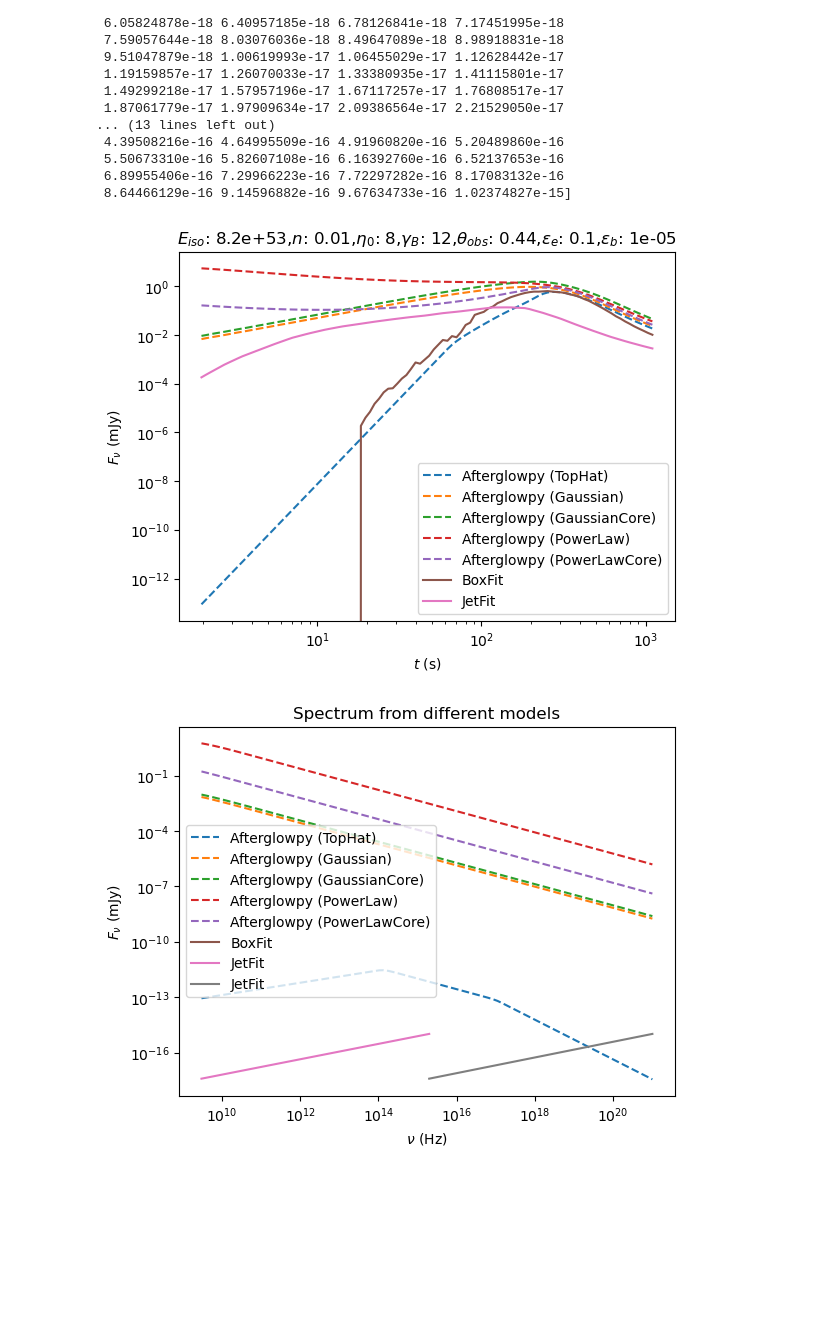
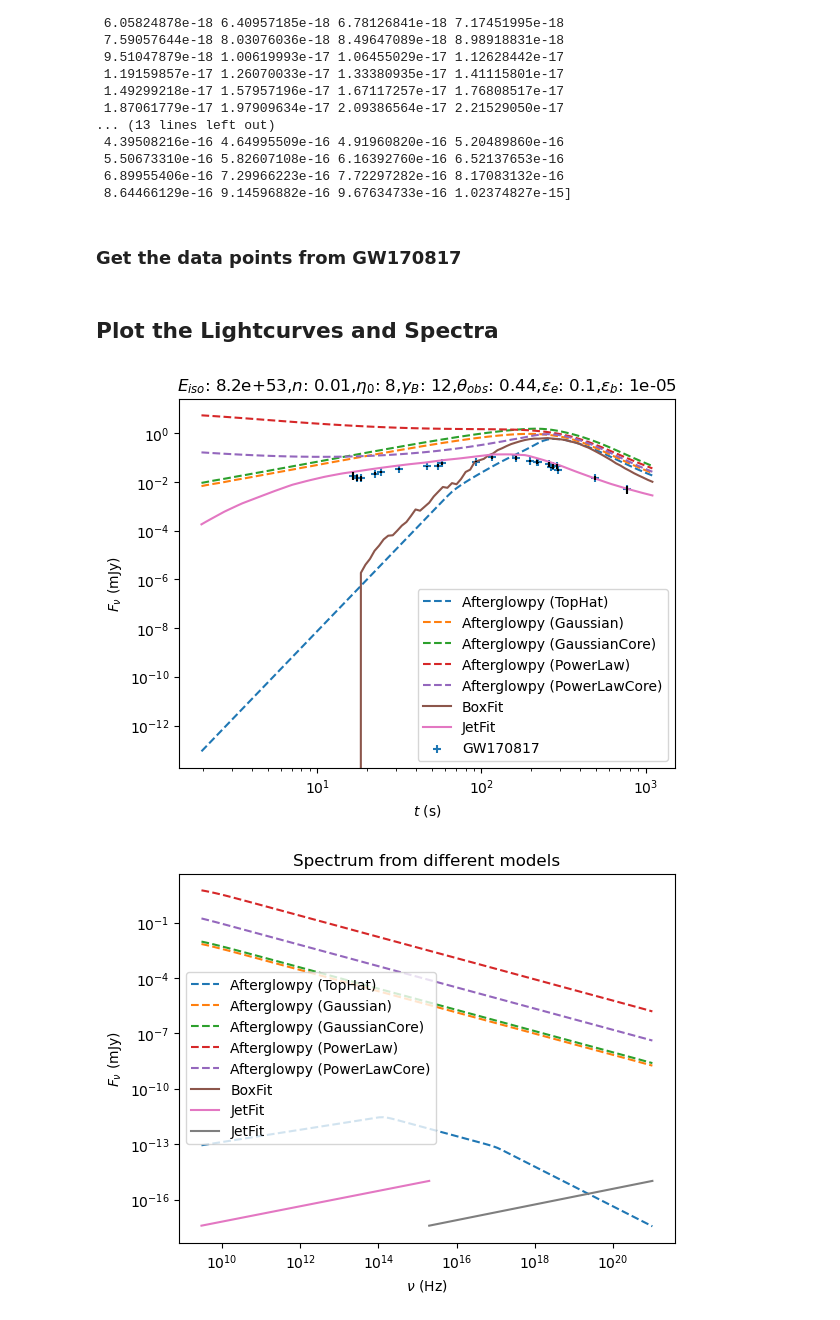
Before and after one commit to agathb/quadrucode, a Jupyter notebook: quadrucode.ipynb, the cells around one changed output. Cells and saved outputs as stored; diff of their text form; code cells hidden in the pictures; blank space fills up the shorter version.

```diff
--- a/quadrucode.ipynb
+++ b/quadrucode.ipynb
@@ -23,3 +24,6 @@ Table = "./Table.h5"
 settings = '/home/agath/boxfitoutput/boxfitsettings.txt'
 lightcurve_box = '/home/agath/boxfitoutput/lightcurve.txt'
 spectrum_box = '/home/agath/boxfitoutput/spectrum.txt'
+
+#Data from GW170817
+gw = '/home/agath/boxfitoutput/GW170817_3GHz_VLAobs.txt'
@@ -323,3 +337,32 @@ sucessfully through the if
  5.50673310e-16 5.82607108e-16 6.16392760e-16 6.52137653e-16
  6.89955406e-16 7.29966223e-16 7.72297282e-16 8.17083132e-16
  8.64466129e-16 9.14596882e-16 9.67634733e-16 1.02374827e-15]
+# %% [markdown]
+### Get the data points from GW170817
+# %%
+#Declare lists for the variables
+t_gw = []
+nu_gw = []
+Fl_gw = []
+Flerr_gw = []
+
+with open(gw,'r') as file:
+
+    for line in file:
+        #Ignore the comments
+        if line.startswith('#'):
+            continue
+
+        #Split line into columns and remove the spaces
+        columns = line.strip().split()
+
+        t_gw.append(float(columns[0]))
+        Fl_gw.append(float(columns[1]))
+        Flerr_gw.append(float(columns[2]))
+        nu_gw.append(float(columns[3]))
+
+# Convert lists to arrays
+t_gw = np.array(t_gw) #Contrary to the others, the time is in days
+Fl_gw = np.array(Fl_gw)
+Flerr_gw = np.array(Flerr_gw)
+nu_gw = np.array(nu_gw)
@@ -326,3 +371,5 @@ sucessfully through the if
+# %% [markdown]
+## Plot the Lightcurves and Spectra
 # %%
 #To get a Label
 Label = {
@@ -338,32 +385,34 @@ Label = {
 labels = ["{}: {}".format(key, value) for key, value in Label.items()]
 
 
 #For Plotting the lightcurve and spectrum of Afterglowpy and Boxfit
 fig1, ax1 = plt.subplots(1, 1)
 [ax1.plot(convert_ts_td(tl), afterglowpys[i][0], label= f"Afterglowpy ({name_types_jets[i]})", linestyle='dashed') for i in range(len(afterglowpys))] #convert_ts_td(tl)
 #ax1.plot(convert_ts_td(tl), Fnula, label="Afterglowpy") #convert_ts_td(tl)
 ax1.plot(convert_ts_td(tbox), Flbox, label="BoxFit") #convert_ts_td(tbox)
 ax1.plot(convert_ts_td(tl), Fljet, label="JetFit") #convert_ts_td(tlj) Fljet*1e-6
+ax1.scatter(t_gw, Fl_gw, label = "GW170817", marker = '+')
+ax1.errorbar(t_gw, Fl_gw,yerr=Flerr_gw,linestyle='', color='black')
 #ax1.plot(convert_ts_td(tl), Fldeep , label="DeepGlow")
 ax1.set_title("{}".format(",".join(labels)))
 ax1.set(xscale='log', xlabel=r'$t$ (s)',
        yscale='log', ylabel=r'$F_\nu$ (mJy)')
 ax1.legend()
 fig1.savefig("lightcurve_comp.png")
 
 fig2, ax2 = plt.subplots(1, 1)
 [ax2.plot(nus, afterglowpys[i][1], label= f"Afterglowpy ({name_types_jets[i]})", linestyle='dashed') for i in range(len(afterglowpys))] #convert_ts_td(tl)
 #ax2.plot(nus, Fnusa, label="Afterglowpy")
 ax2.plot(nus, Fnubox, label="BoxFit")
 ax2.plot(nusj, Fsjet, label="JetFit")
 ax2.set_title("Spectrum from different models")
 ax2.set(xscale='log', xlabel=r'$\nu$ (Hz)',
        yscale='log', ylabel=r'$F_\nu$ (mJy)')
 ax2.legend()
 fig2.savefig("spectrum_comp.png")
 
 fig1.show()
 fig2.show()
 # %% [output]
-[figure, old version]
+[figure, new version]
 [figure]
```
Also changed, not shown: parts of 25 cells of this notebook, 1 other file.
